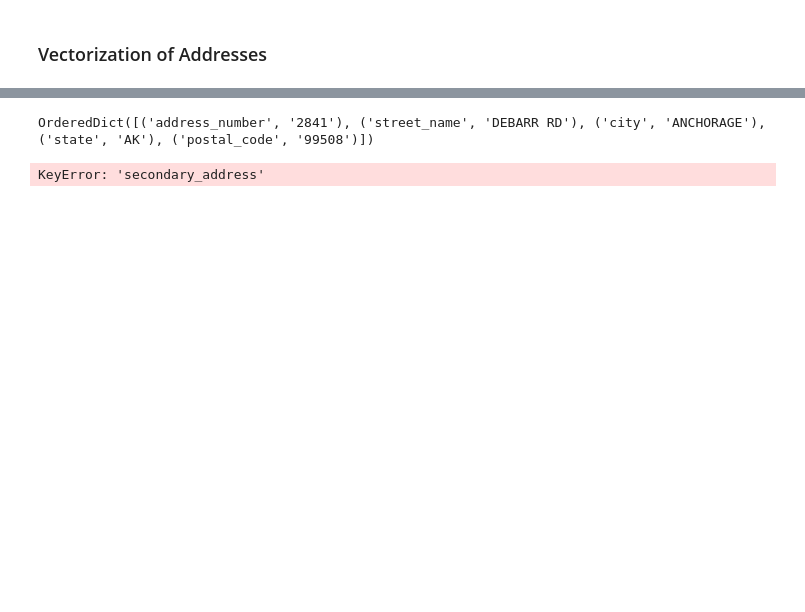
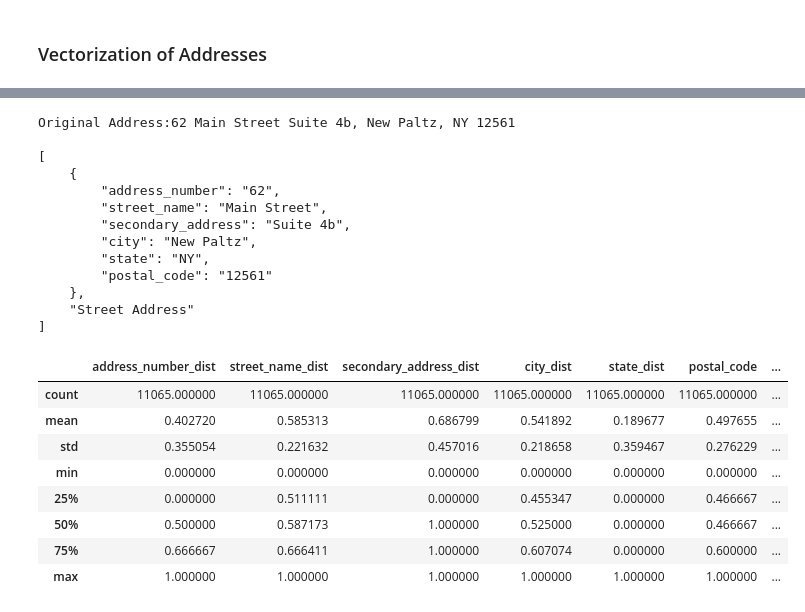
Before and after one commit to Milttam/address-matching, a Jupyter notebook: match.ipynb, the cells around one changed output, grey strips where cells are left out. Saved outputs shown, nothing was run; the diff lists cells and outputs as text; code cells hidden in the pictures; blank space fills up the shorter version.

```diff
--- a/match.ipynb
+++ b/match.ipynb
@@ -104,37 +95,61 @@ Successfully installed probableparsing-0.0.1 python-crfsuite-0.9.9 usaddress-0.5
 # %%
+import label
 from distances import distance_jaro_winkler
 import usaddress
 
 # Create a new dataframe to store the labeled entries and distance features
-labeled_df = pd.DataFrame(columns=['address_number_dist', 'street_name_dist', 'secondary_address_dist', 'city_dist', 'state_dist', 'postal_code', 'label'])
+dist_jaro = pd.DataFrame(columns=['address_number_dist', 'street_name_dist', 'secondary_address_dist', 'city_dist', 'state_dist', 'postal_code', 'label'])
 labels = ['address_number', 'street_name', 'secondary_address', 'city', 'state', 'postal_code']
 # Iterate over each entry in the addresses dataframe
+count_throw_out = 0
 for index, row in addresses.iterrows():
-  address1 = row['address1']
-  address2 = row['address2']
-  labeled_1 = usaddress.tag(address1, tag_mapping=label.address_map_dict)[0]
-  labeled_2 = usaddress.tag(address1, tag_mapping=label.address_map_dict)[0]
+  try:
+    address1 = row['address1']
+    address2 = row['address2']
+    labeled_1 = usaddress.tag(address1, tag_mapping=label.address_map_dict)[0]
+    labeled_2 = usaddress.tag(address2, tag_mapping=label.address_map_dict)[0]
 
-  for label in labels:
-    if label not in labeled_1:
-      labeled_1.update({label:''})
-    if label not in labeled_2:
-      labeled_2.update({label:''})
-
-  #handle cases with different number of labels here, but for now, assume same
-  print(labeled_1)
+    #handle cases with different number of labels
+    for l in labels:
+      if l not in labeled_1:
+        labeled_1.update({l:''})
+      if l not in labeled_2:
+        labeled_2.update({l:''})
 
   # Add the labeled entry and distance feature to the new dataframe
-  labeled_df.loc[index] = {
-    'address_number_dist':distance_jaro_winkler(labeled_1['address_number'], labeled_2['address_number']),
-    'street_name_dist':distance_jaro_winkler(labeled_1['street_name'], labeled_2['street_name']),
-    'secondary_address_dist':distance_jaro_winkler(labeled_1['secondary_address'], labeled_2['secondary_address']),
-    'city_dist':distance_jaro_winkler(labeled_1['city'], labeled_2['city']),
-    'state_dist':distance_jaro_winkler(labeled_1['state'], labeled_2['state']),
-    'postal_code':distance_jaro_winkler(labeled_1['postal_code'], labeled_2['postal_code']),
-    'label': row['label']}
+    dist_jaro.loc[index-(count_throw_out)] = {
+      'address_number_dist':distance_jaro_winkler(labeled_1['address_number'], labeled_2['address_number']),
+      'street_name_dist':distance_jaro_winkler(labeled_1['street_name'], labeled_2['street_name']),
+      'secondary_address_dist':distance_jaro_winkler(labeled_1['secondary_address'], labeled_2['secondary_address']),
+      'city_dist':distance_jaro_winkler(labeled_1['city'], labeled_2['city']),
+      'state_dist':distance_jaro_winkler(labeled_1['state'], labeled_2['state']),
+      'postal_code':distance_jaro_winkler(labeled_1['postal_code'], labeled_2['postal_code']),
+      'label': row['label']}
+  except usaddress.RepeatedLabelError as e :
+    count_throw_out += 1
+    continue
 
-labeled_df.head()
+dist_jaro.describe()
 # %% [output]
-OrderedDict([('address_number', '2841'), ('street_name', 'DEBARR RD'), ('city', 'ANCHORAGE'), ('state', 'AK'), ('postal_code', '99508')])
+Original Address:62 Main Street Suite 4b, New Paltz, NY 12561
+
+[
+    {
+        "address_number": "62",
+        "street_name": "Main Street",
+        "secondary_address": "Suite 4b",
+        "city": "New Paltz",
+        "state": "NY",
+        "postal_code": "12561"
+    },
+    "Street Address"
+]
-KeyError: 'secondary_address'
+|  | address_number_dist | street_name_dist | secondary_address_dist | city_dist | state_dist | postal_code | ... |
+| count | 11065.000000 | 11065.000000 | 11065.000000 | 11065.000000 | 11065.000000 | 11065.000000 | ... |
+| mean | 0.402720 | 0.585313 | 0.686799 | 0.541892 | 0.189677 | 0.497655 | ... |
+| std | 0.355054 | 0.221632 | 0.457016 | 0.218658 | 0.359467 | 0.276229 | ... |
+| min | 0.000000 | 0.000000 | 0.000000 | 0.000000 | 0.000000 | 0.000000 | ... |
+| 25% | 0.000000 | 0.511111 | 0.000000 | 0.455347 | 0.000000 | 0.466667 | ... |
+| 50% | 0.500000 | 0.587173 | 1.000000 | 0.525000 | 0.000000 | 0.466667 | ... |
+| 75% | 0.666667 | 0.666411 | 1.000000 | 0.607074 | 0.000000 | 0.600000 | ... |
+| max | 1.000000 | 1.000000 | 1.000000 | 1.000000 | 1.000000 | 1.000000 | ... |
```
Also changed, not shown: parts of 8 cells of this notebook, 2 other files.
